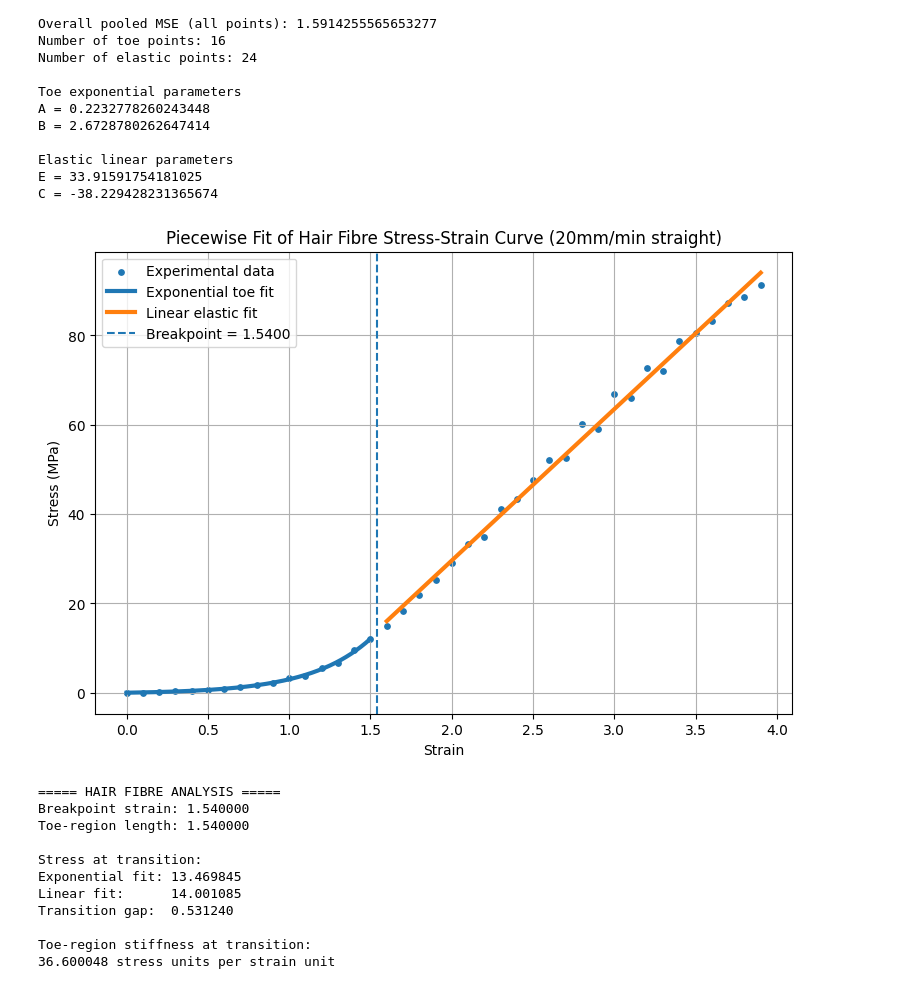
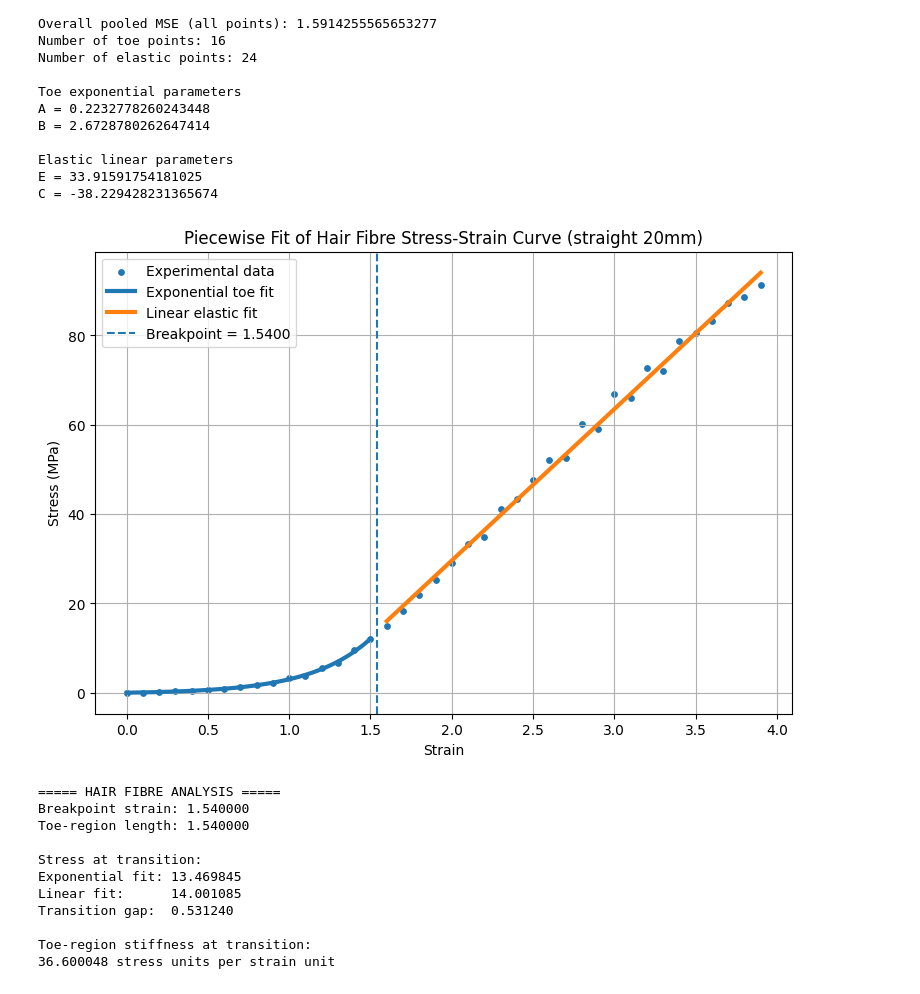
Before and after one commit to ifplutoknew/Python, a Jupyter notebook: Hair research data/dry straight_20mm.ipynb, the cells around one changed output. Drawn from its saved outputs; the diff is of its cells as text; code cells hidden in the pictures.

```diff
--- a/Hair research data/dry straight_20mm.ipynb
+++ b/Hair research data/dry straight_20mm.ipynb
@@ -399,35 +399,35 @@ plt.scatter(
 )
 
 plt.plot(
     toe_x,
     toe_y,
     linewidth=3,
     label="Exponential toe fit"
 )
 
 plt.plot(
     elastic_x,
     elastic_y,
     linewidth=3,
     label="Linear elastic fit"
 )
 
 plt.axvline(
     best_breakpoint,
     linestyle="--",
     label=f"Breakpoint = {best_breakpoint:.4f}"
 )
 
 plt.xlabel("Strain")
 plt.ylabel("Stress (MPa)")
-plt.title("Piecewise Fit of Hair Fibre Stress-Strain Curve (20mm/min straight)")
+plt.title("Piecewise Fit of Hair Fibre Stress-Strain Curve (straight 20mm)")
 
 plt.legend()
 plt.grid(True)
 
 plt.show()
 # %% [output]
-[figure, old version]
+[figure, new version]
 # %%
 # Use the selected best breakpoint instead of the last loop value
 breakpoint = best_breakpoint
```
Also changed, not shown: 2 other files.
